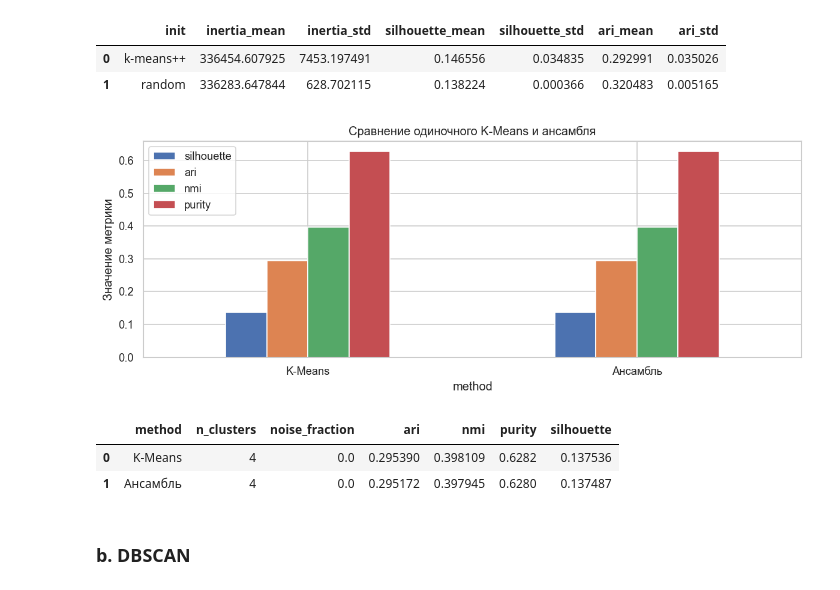
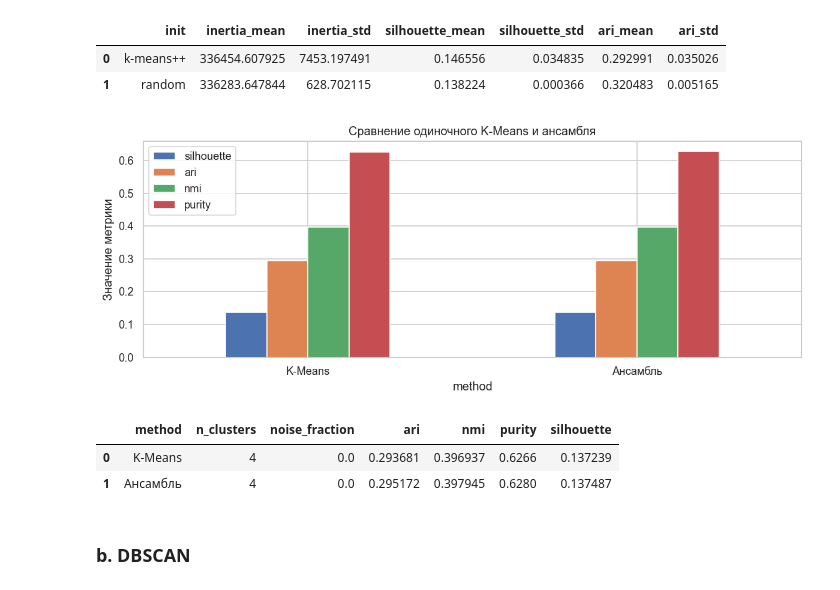
Before and after one commit to sadeclipse/labs.masters, a Jupyter notebook: ml/2lab/lab2.ipynb, the cells around one changed output. Cells and saved outputs as stored; diff of their text form; code cells hidden in the pictures.

```diff
--- a/ml/2lab/lab2.ipynb
+++ b/ml/2lab/lab2.ipynb
@@ -479,7 +479,7 @@ ensemble_labels = AgglomerativeClustering(
     linkage="average",
 ).fit_predict(1 - coassoc)
 
-single_model = KMeans(n_clusters=4, init='k-means++', n_init=10, random_state=RANDOM_STATE)
+single_model = KMeans(n_clusters=4, init='random', n_init=1, random_state=RANDOM_STATE)
 single_labels = single_model.fit_predict(X_ensemble)
 
 
@@ -508,34 +508,34 @@ def clustering_metrics(X_data, labels, y_true):
 
 
 ensemble_comparison = pd.DataFrame(
     [
         {"method": "K-Means", **clustering_metrics(X_ensemble, single_labels, y_ensemble)},
         {"method": "Ансамбль", **clustering_metrics(X_ensemble, ensemble_labels, y_ensemble)},
     ]
 )
 pairwise_ensemble = [
     adjusted_rand_score(ensemble_runs[i], ensemble_runs[j])
     for i in range(len(ensemble_runs))
     for j in range(i + 1, len(ensemble_runs))
 ]
 RESULTS["ensemble"] = {
     "metrics": ensemble_comparison.to_dict(orient="records"),
     "pairwise_ari_mean": float(np.mean(pairwise_ensemble)),
     "pairwise_ari_std": float(np.std(pairwise_ensemble)),
 }
 
 ensemble_comparison.set_index("method")[["silhouette", "ari", "nmi", "purity"]].plot(
     kind="bar", figsize=(10, 4), rot=0
 )
 plt.title("Сравнение одиночного K-Means и ансамбля")
 plt.ylabel("Значение метрики")
 save_figure("fig11_ensemble.png")
 plt.show()
 ensemble_comparison
 # %% [output]
 [figure]
 |  | method | n_clusters | noise_fraction | ari | nmi | purity | silhouette |
-| 0 | K-Means | 4 | 0.0 | 0.295390 | 0.398109 | 0.6282 | 0.137536 |
+| 0 | K-Means | 4 | 0.0 | 0.293681 | 0.396937 | 0.6266 | 0.137239 |
 | 1 | Ансамбль | 4 | 0.0 | 0.295172 | 0.397945 | 0.6280 | 0.137487 |
 # %% [markdown]
 ### b. DBSCAN
```
Also changed, not shown: parts of 3 cells of this notebook, 2 other files.
